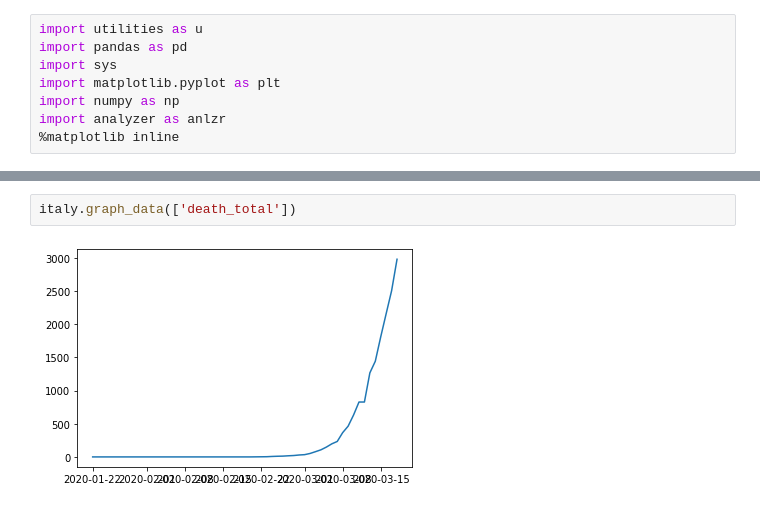
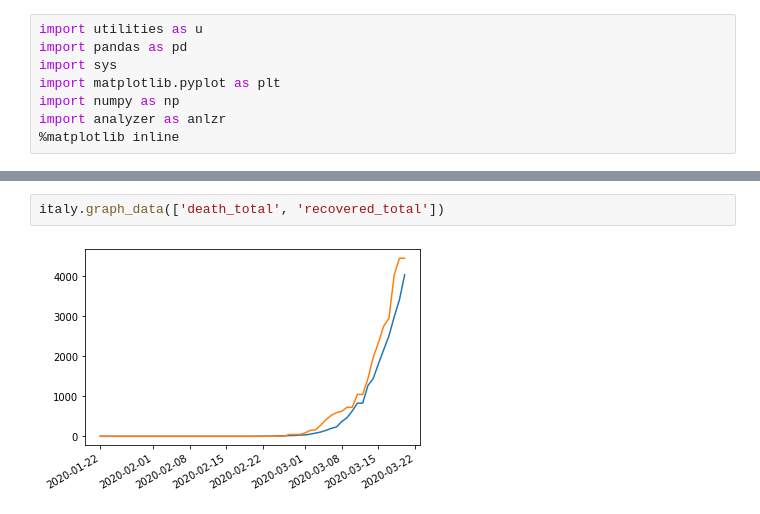
Before and after one commit to Addidy/coronavirus-analysis, a Jupyter notebook: src/Italy.ipynb, the cells around one changed output, grey strips where cells are left out. Cells and saved outputs as stored; diff of their text form.

```diff
--- a/src/Italy.ipynb
+++ b/src/Italy.ipynb
@@ -42,7 +51,7 @@ italy.graph_changes()
 # %%
-italy.graph_data(['death_total'])
+italy.graph_data(['death_total', 'recovered_total'])
 # %% [output]
-[figure, old version]
+[figure, new version]
 # %%
 italy.graph_changes_pct(since_x_days_ago=10)
 # %% [output]
```
Also changed, not shown: parts of 6 cells of this notebook, 4 other files.
